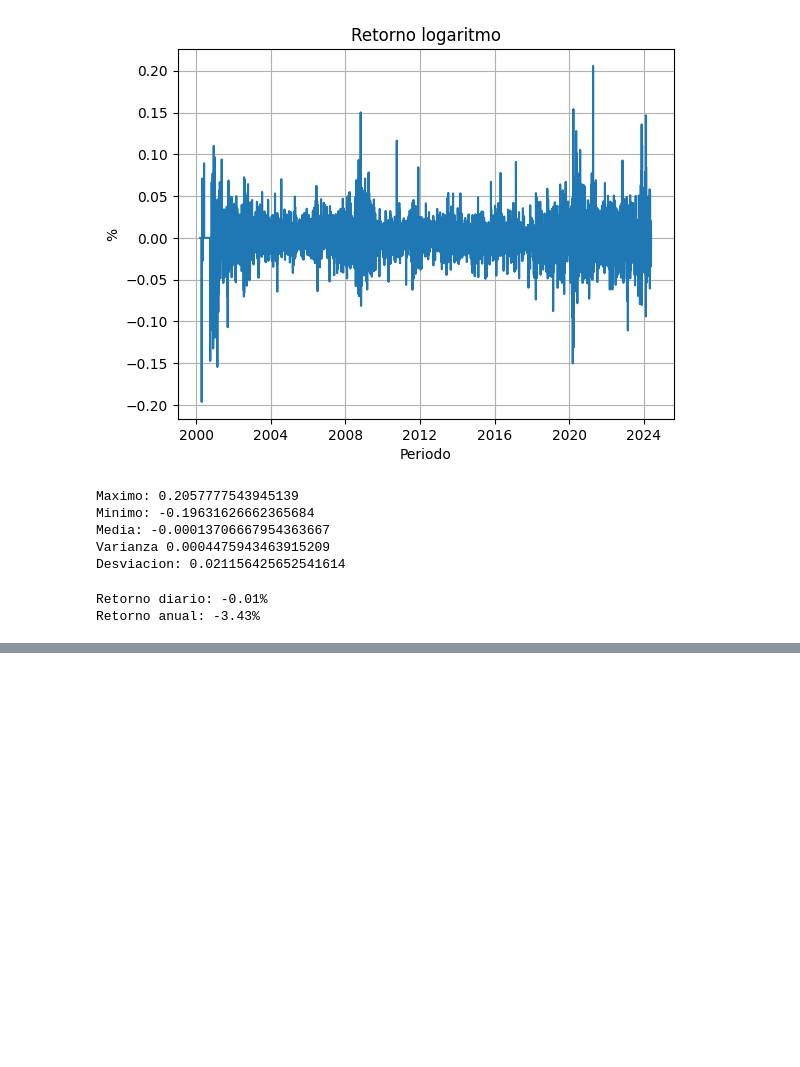
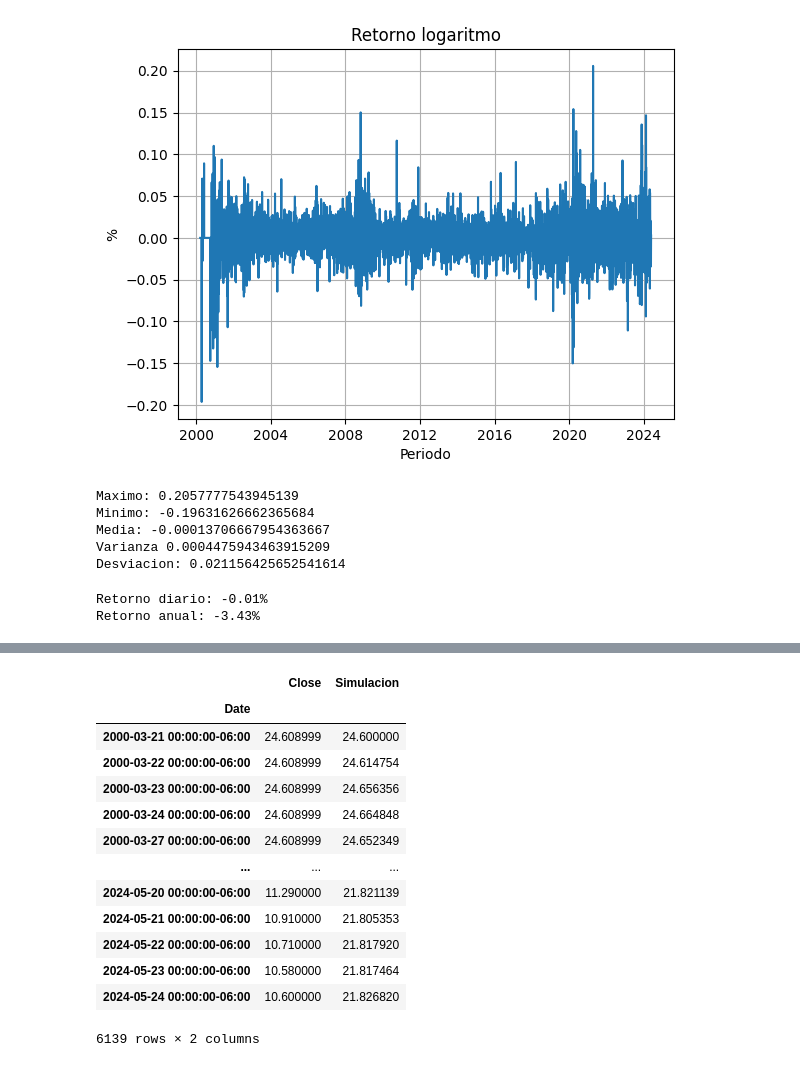
Before and after one commit to AyaxYordi/Simulacion-2---2024, a Jupyter notebook: Unidad IV/simple returns.ipynb, the cells around one changed output, grey strips where cells are left out. Cells and saved outputs as stored; diff of their text form; code cells hidden in the pictures; blank space fills up the shorter version.

```diff
--- a/Unidad IV/simple returns.ipynb
+++ b/Unidad IV/simple returns.ipynb
@@ -156,0 +163,30 @@ Retorno anual: -3.43%
+# %%
+from random import normalvariate as N
+
+TCPO2 = televisa.history(period="max")
+
+def serie():
+  x = 24.60
+  l = [x]
+  for i in range(len(TCPO2.index)-1):
+    x+=N(-0.000137,0.021156)
+    l.append(x)
+  return l
+
+TCPO2["Simulacion"] = serie()
+TCPO2[["Close","Simulacion"]]
+# %% [output]
+|  | Close | Simulacion |
+| Date |  |  |
+| 2000-03-21 00:00:00-06:00 | 24.608999 | 24.600000 |
+| 2000-03-22 00:00:00-06:00 | 24.608999 | 24.614754 |
+| 2000-03-23 00:00:00-06:00 | 24.608999 | 24.656356 |
+| 2000-03-24 00:00:00-06:00 | 24.608999 | 24.664848 |
+| 2000-03-27 00:00:00-06:00 | 24.608999 | 24.652349 |
+| ... | ... | ... |
+| 2024-05-20 00:00:00-06:00 | 11.290000 | 21.821139 |
+| 2024-05-21 00:00:00-06:00 | 10.910000 | 21.805353 |
+| 2024-05-22 00:00:00-06:00 | 10.710000 | 21.817920 |
+| 2024-05-23 00:00:00-06:00 | 10.580000 | 21.817464 |
+| 2024-05-24 00:00:00-06:00 | 10.600000 | 21.826820 |
+6139 rows × 2 columns
```
Also changed, not shown: parts of 2 cells of this notebook.
